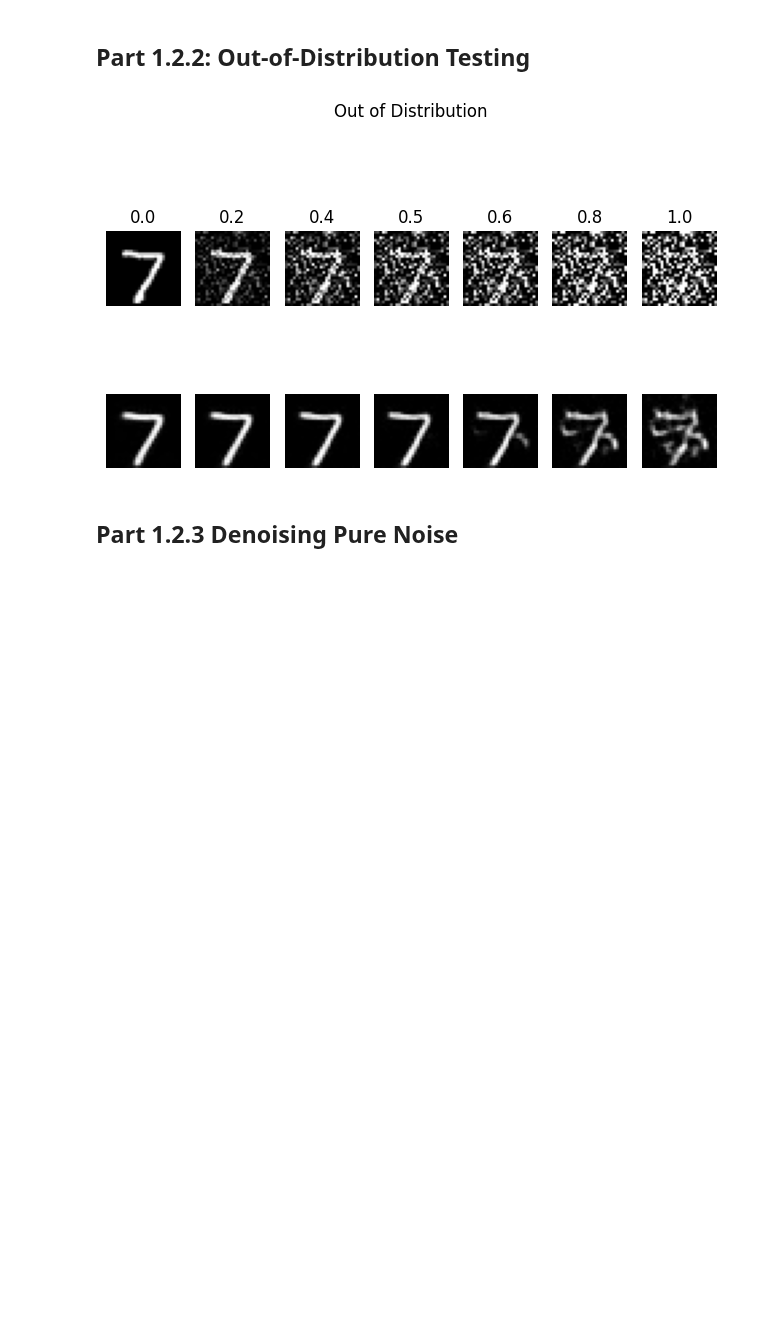
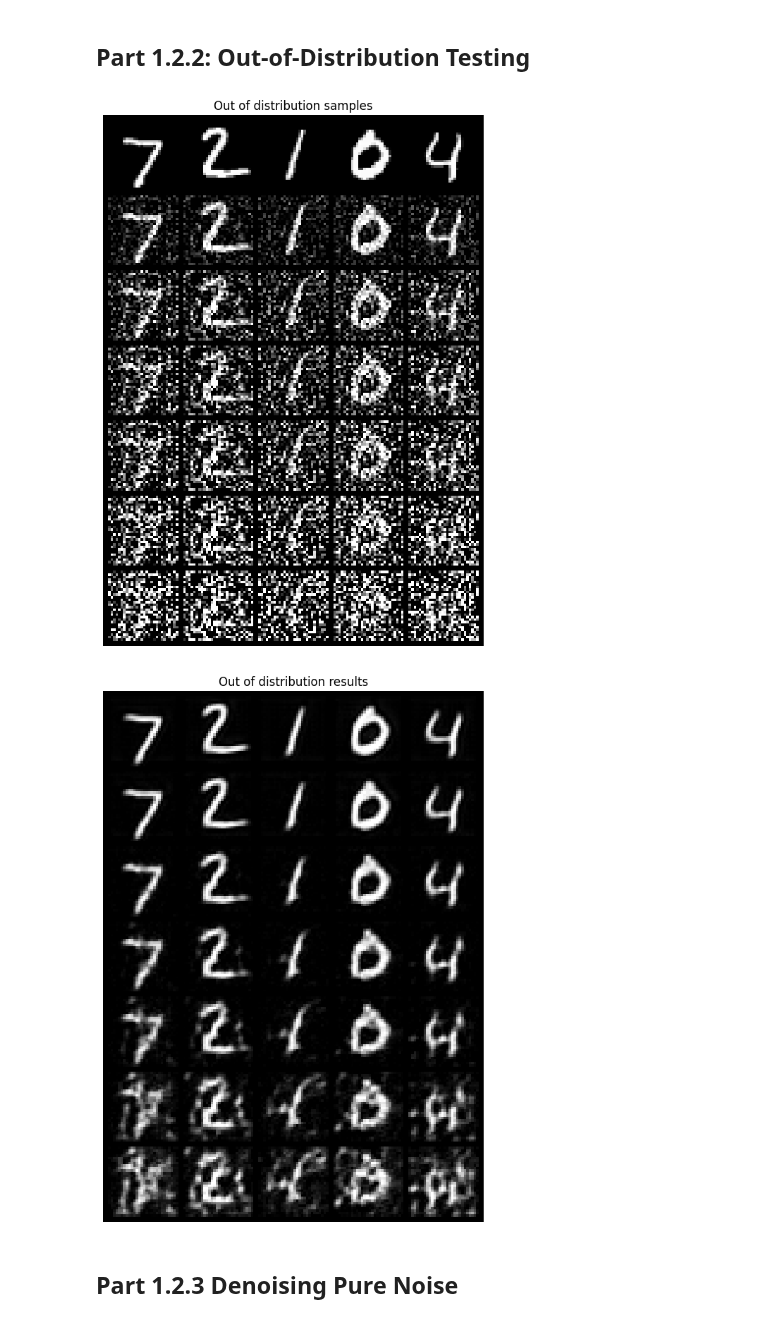
Before and after one commit to 3LucasZ/cs180-showcase, a Jupyter notebook: p3/partb.ipynb, the cells around one changed output. Saved outputs shown, nothing was run; the diff lists cells and outputs as text; code cells hidden in the pictures; blank space fills up the shorter version.

```diff
--- a/p3/partb.ipynb
+++ b/p3/partb.ipynb
@@ -336,12 +344,12 @@ batch_size = 256
 learning_rate = 1e-4
 noise_level = 0.5
 # hidden_dim = 128
-hidden_dim = 64
+hidden_dim = 16
 num_epochs = 5
 # %%
 # MNIST train_dataset/test_dataset were loaded in setup.
 # Build shuffled training and non-shuffled test DataLoaders.
-train_loader = DataLoader(train_dataset, batch_size=batch_size, shuffle=True)
+train_loader = make_loader(batch_size)
 test_loader = DataLoader(test_dataset, batch_size=batch_size, shuffle=False)
 # %%
 # Define your model, optimizer, and loss
@@ -374,7 +363,12 @@ from tqdm import tqdm
 
 # The training loops
 train_losses = []
+x = torch.stack([test_dataset[i][0] for i in range(10)]).to(device)
+e = torch.randn_like(x)
+x_noised = x + 0.5 * e
+x_hat = {}
 for epoch in range(num_epochs):
+    model.train()
     for i, (images, _) in enumerate(tqdm(train_loader)):
 
         # ===== your code here! ====
@@ -389,14 +383,13 @@ for epoch in range(num_epochs):
         optimizer.zero_grad()
         loss.backward()
         optimizer.step()
-
-    train_losses.append(loss.item())
+        train_losses.append(loss.item())
 
     # more stuff to track epoch 1 vs 5 predictions
     if epoch in [0, 4]:
         model.eval()
         with torch.no_grad():
-            samples_hat[epoch] = model(samples_noised).cpu()
+            x_hat[epoch] = model(x_noised).cpu()
 # %%
 # Visualize your training curve
 # ===== your code here! ====
@@ -433,28 +416,35 @@ plt.show()
 # %%
 # Visualize OOD testing
 # ===== your code here! ====
-x, _ = test_dataset[0]
-x = x.unsqueeze(0).to(device)
+x = torch.stack([test_dataset[i][0] for i in range(5)]).to(device)
 sigmas = [0.0, 0.2, 0.4, 0.5, 0.6, 0.8, 1.0]
 e = torch.randn_like(x)
-fig, axes = plt.subplots(2, len(sigmas))
 model.eval()
 with torch.no_grad():
-    for i, s in enumerate(sigmas):
-        z = x + s * e
+    noises = []
+    denoises = []
+    for s in sigmas:
+        z = x+s*e
         x_hat = model(z)
-        axes[0, i].imshow(z.cpu().squeeze(), cmap="gray", vmin=0, vmax=1)
-        axes[1, i].imshow(x_hat.cpu().squeeze(), cmap="gray", vmin=0, vmax=1)
-        axes[0, i].set_title(f"{s}")
-        axes[0, i].axis("off")
-        axes[1, i].axis("off")
+        noises.append(z.cpu())
+        denoises.append(x_hat.cpu())
+show_grid(
+    torch.cat(noises, dim=0) ,
+    title="Out of distribution samples",
+    filename="1.2.2.samples.png",
+    nrow=5
+)
+show_grid(
+    torch.cat(denoises, dim=0) ,
+    title="Out of distribution results",
+    filename="1.2.2.results.png",
+    nrow=5
+)
 
-plt.suptitle("Out of Distribution")
-plt.tight_layout()
-plt.show()
 # ===== end of code ====
 # %% [output]
-[figure, old version]
+[figure, new version]
+[figure, added]
 # %% [markdown]
 ## Part 1.2.3 Denoising Pure Noise
 # %%
```
Also changed, not shown: parts of 17 cells of this notebook.
